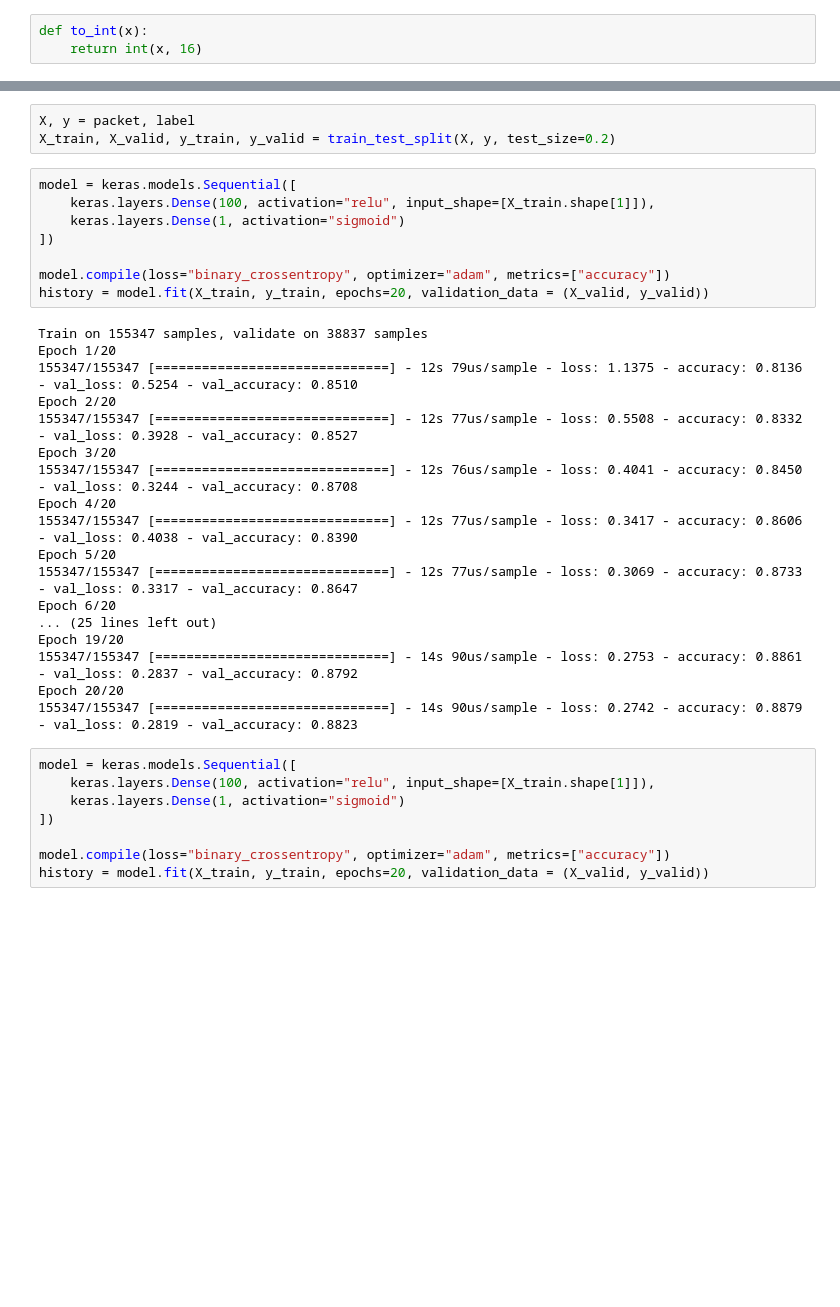
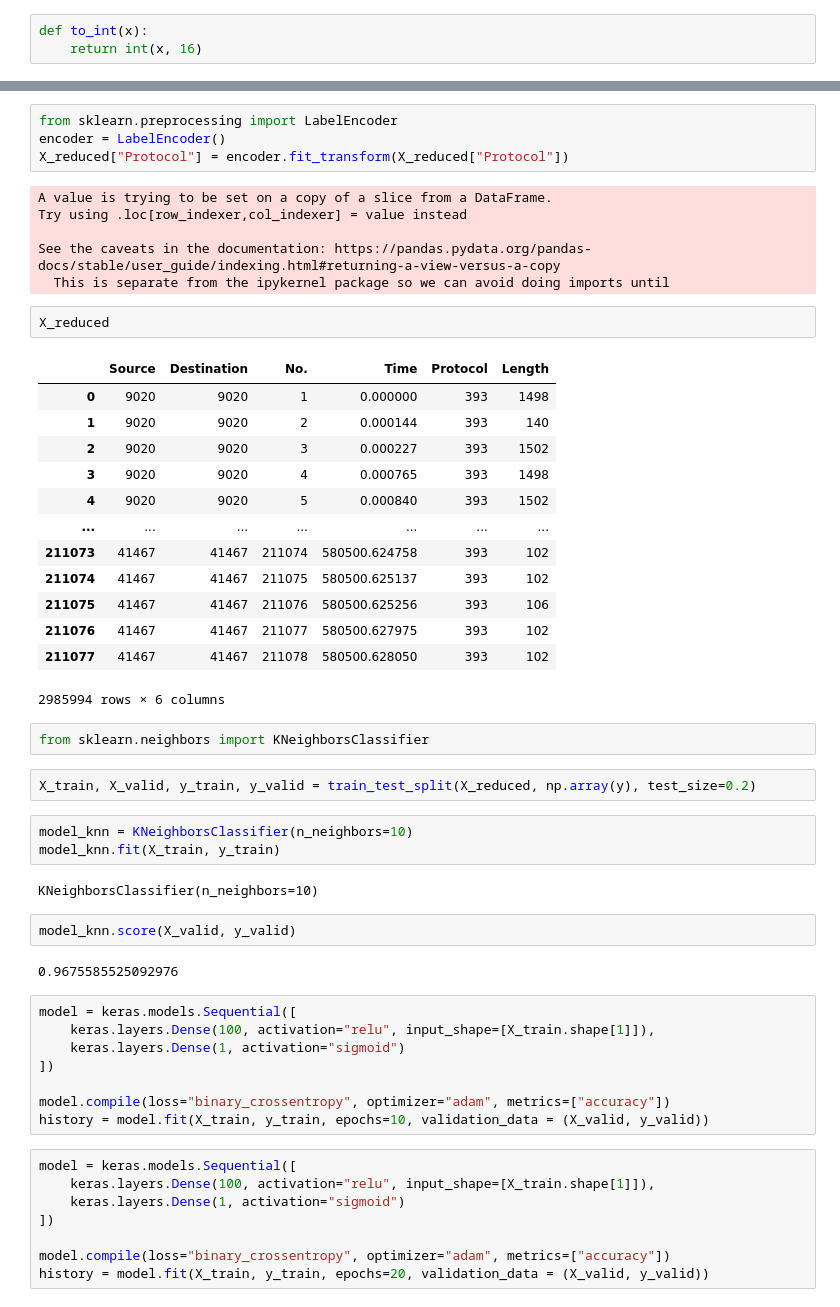
Before and after one commit to hykhhijk/Packet-classifier, a Jupyter notebook: Untitled.ipynb, the cells around one changed output, grey strips where cells are left out. Saved outputs shown, nothing was run; the diff lists cells and outputs as text; blank space fills up the shorter version.

Commit message:
Using KNN

```diff
--- a/Untitled.ipynb
+++ b/Untitled.ipynb
@@ -67,6 +256,42 @@ len(label[label==0]), len(label[label==1])
+# %%
+from sklearn.preprocessing import LabelEncoder
+encoder = LabelEncoder()
+X_reduced["Protocol"] = encoder.fit_transform(X_reduced["Protocol"])
+# %% [output]
+A value is trying to be set on a copy of a slice from a DataFrame.
+Try using .loc[row_indexer,col_indexer] = value instead
+
+See the caveats in the documentation: https://pandas.pydata.org/pandas-docs/stable/user_guide/indexing.html#returning-a-view-versus-a-copy
+  This is separate from the ipykernel package so we can avoid doing imports until
+# %%
+X_reduced
+# %% [output]
+|  | Source | Destination | No. | Time | Protocol | Length |
+| 0 | 9020 | 9020 | 1 | 0.000000 | 393 | 1498 |
+| 1 | 9020 | 9020 | 2 | 0.000144 | 393 | 140 |
+| 2 | 9020 | 9020 | 3 | 0.000227 | 393 | 1502 |
+| 3 | 9020 | 9020 | 4 | 0.000765 | 393 | 1498 |
+| 4 | 9020 | 9020 | 5 | 0.000840 | 393 | 1502 |
+| ... | ... | ... | ... | ... | ... | ... |
+| 211073 | 41467 | 41467 | 211074 | 580500.624758 | 393 | 102 |
+| 211074 | 41467 | 41467 | 211075 | 580500.625137 | 393 | 102 |
+| 211075 | 41467 | 41467 | 211076 | 580500.625256 | 393 | 106 |
+| 211076 | 41467 | 41467 | 211077 | 580500.627975 | 393 | 102 |
+| 211077 | 41467 | 41467 | 211078 | 580500.628050 | 393 | 102 |
+2985994 rows × 6 columns
+# %%
+from sklearn.neighbors import KNeighborsClassifier
 # %%
-X, y = packet, label
-X_train, X_valid, y_train, y_valid = train_test_split(X, y, test_size=0.2)
+X_train, X_valid, y_train, y_valid = train_test_split(X_reduced, np.array(y), test_size=0.2)
+# %%
+model_knn = KNeighborsClassifier(n_neighbors=10)
+model_knn.fit(X_train, y_train)
+# %% [output]
+KNeighborsClassifier(n_neighbors=10)
+# %%
+model_knn.score(X_valid, y_valid)
+# %% [output]
+0.9675585525092976
 # %%
 model = keras.models.Sequential([
     keras.layers.Dense(100, activation="relu", input_shape=[X_train.shape[1]]),
@@ -74,25 +299,7 @@ model = keras.models.Sequential([
 ])
 
 model.compile(loss="binary_crossentropy", optimizer="adam", metrics=["accuracy"])
-history = model.fit(X_train, y_train, epochs=20, validation_data = (X_valid, y_valid))
+history = model.fit(X_train, y_train, epochs=10, validation_data = (X_valid, y_valid))
-# %% [output]
-Train on 155347 samples, validate on 38837 samples
-Epoch 1/20
-155347/155347 [==============================] - 12s 79us/sample - loss: 1.1375 - accuracy: 0.8136 - val_loss: 0.5254 - val_accuracy: 0.8510
-Epoch 2/20
-155347/155347 [==============================] - 12s 77us/sample - loss: 0.5508 - accuracy: 0.8332 - val_loss: 0.3928 - val_accuracy: 0.8527
-Epoch 3/20
-155347/155347 [==============================] - 12s 76us/sample - loss: 0.4041 - accuracy: 0.8450 - val_loss: 0.3244 - val_accuracy: 0.8708
-Epoch 4/20
-155347/155347 [==============================] - 12s 77us/sample - loss: 0.3417 - accuracy: 0.8606 - val_loss: 0.4038 - val_accuracy: 0.8390
-Epoch 5/20
-155347/155347 [==============================] - 12s 77us/sample - loss: 0.3069 - accuracy: 0.8733 - val_loss: 0.3317 - val_accuracy: 0.8647
-Epoch 6/20
-... (25 lines left out)
-Epoch 19/20
-155347/155347 [==============================] - 14s 90us/sample - loss: 0.2753 - accuracy: 0.8861 - val_loss: 0.2837 - val_accuracy: 0.8792
-Epoch 20/20
-155347/155347 [==============================] - 14s 90us/sample - loss: 0.2742 - accuracy: 0.8879 - val_loss: 0.2819 - val_accuracy: 0.8823
 # %%
 model = keras.models.Sequential([
     keras.layers.Dense(100, activation="relu", input_shape=[X_train.shape[1]]),
```
Also changed, not shown: parts of 30 cells of this notebook, 3 other files.
